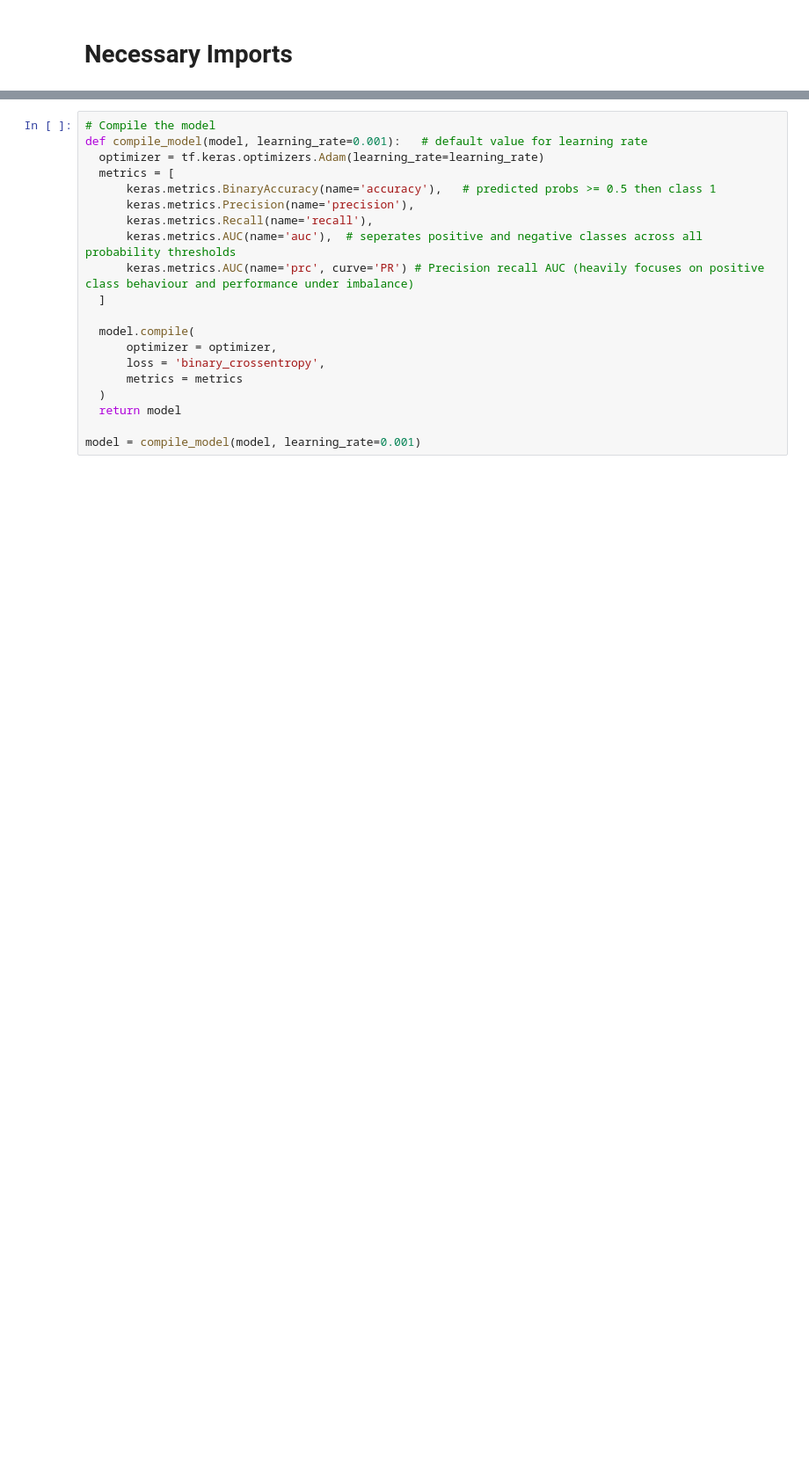
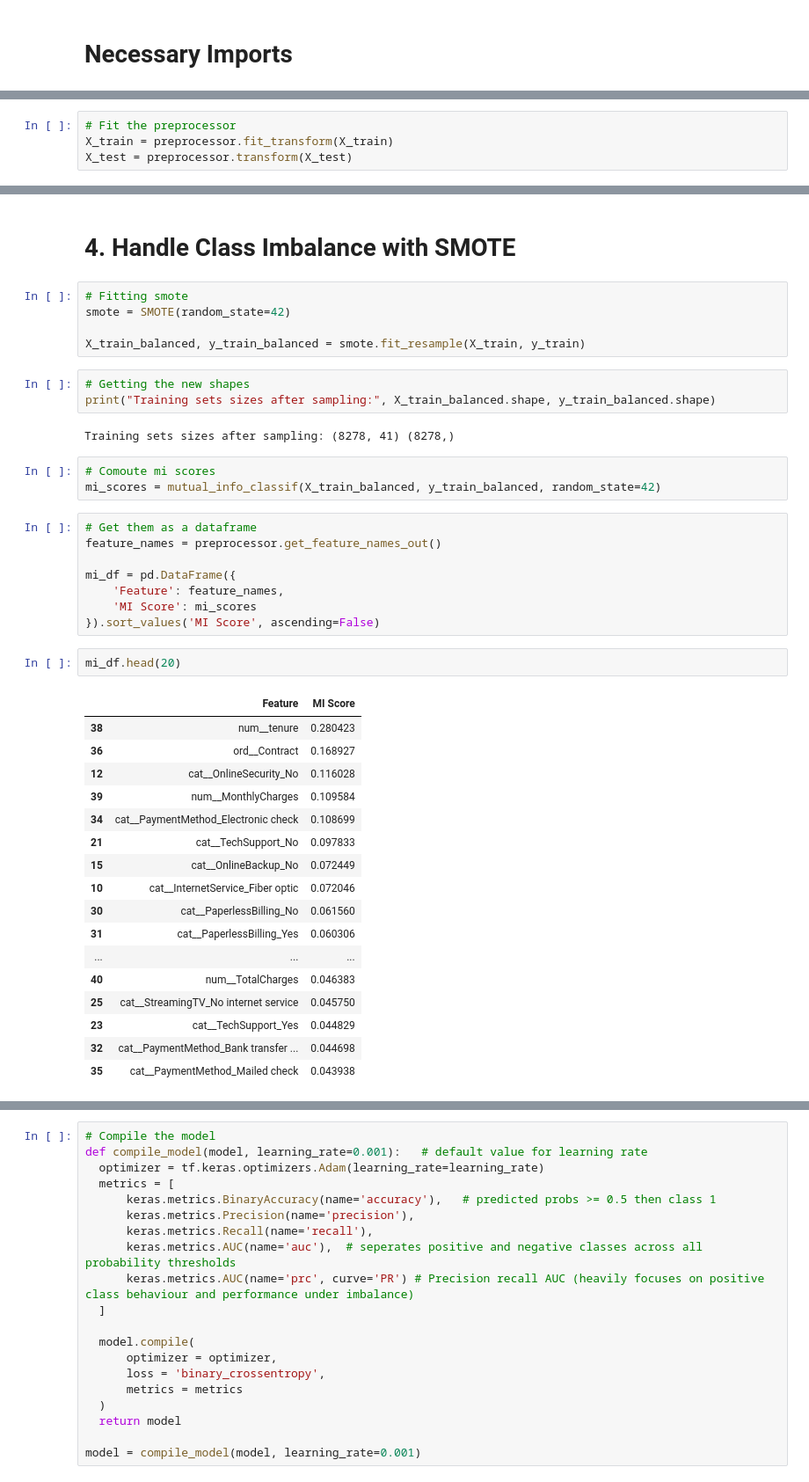
Before and after one commit to SeyedRumaiz/customer-telco-churn, a Jupyter notebook: notebooks/02_Neural_Network.ipynb, the cells around one changed output, grey strips where cells are left out. Shown at 88% size. Drawn from its saved outputs; the diff is of its cells as text; blank space fills up the shorter version.

```diff
--- a/notebooks/02_Neural_Network.ipynb
+++ b/notebooks/02_Neural_Network.ipynb
@@ -364,0 +184,4 @@ model = build_nn(X_train_selected.shape[1])
+# %%
+# Fit the preprocessor
+X_train = preprocessor.fit_transform(X_train)
+X_test = preprocessor.transform(X_test)
@@ -364,0 +195,43 @@ model = build_nn(X_train_selected.shape[1])
+# %% [markdown]
+# **4. Handle Class Imbalance with SMOTE**
+# %%
+# Fitting smote
+smote = SMOTE(random_state=42)
+
+X_train_balanced, y_train_balanced = smote.fit_resample(X_train, y_train)
+# %%
+# Getting the new shapes
+print("Training sets sizes after sampling:", X_train_balanced.shape, y_train_balanced.shape)
+# %% [output]
+Training sets sizes after sampling: (8278, 41) (8278,)
+# %%
+# Comoute mi scores
+mi_scores = mutual_info_classif(X_train_balanced, y_train_balanced, random_state=42)
+# %%
+# Get them as a dataframe
+feature_names = preprocessor.get_feature_names_out()
+
+mi_df = pd.DataFrame({
+    'Feature': feature_names,
+    'MI Score': mi_scores
+}).sort_values('MI Score', ascending=False)
+# %%
+mi_df.head(20)
+# %% [output]
+|  | Feature | MI Score |
+| 38 | num__tenure | 0.280423 |
+| 36 | ord__Contract | 0.168927 |
+| 12 | cat__OnlineSecurity_No | 0.116028 |
+| 39 | num__MonthlyCharges | 0.109584 |
+| 34 | cat__PaymentMethod_Electronic check | 0.108699 |
+| 21 | cat__TechSupport_No | 0.097833 |
+| 15 | cat__OnlineBackup_No | 0.072449 |
+| 10 | cat__InternetService_Fiber optic | 0.072046 |
+| 30 | cat__PaperlessBilling_No | 0.061560 |
+| 31 | cat__PaperlessBilling_Yes | 0.060306 |
+| ... | ... | ... |
+| 40 | num__TotalCharges | 0.046383 |
+| 25 | cat__StreamingTV_No internet service | 0.045750 |
+| 23 | cat__TechSupport_Yes | 0.044829 |
+| 32 | cat__PaymentMethod_Bank transfer ... | 0.044698 |
+| 35 | cat__PaymentMethod_Mailed check | 0.043938 |
```
Also changed, not shown: parts of 84 cells of this notebook.
